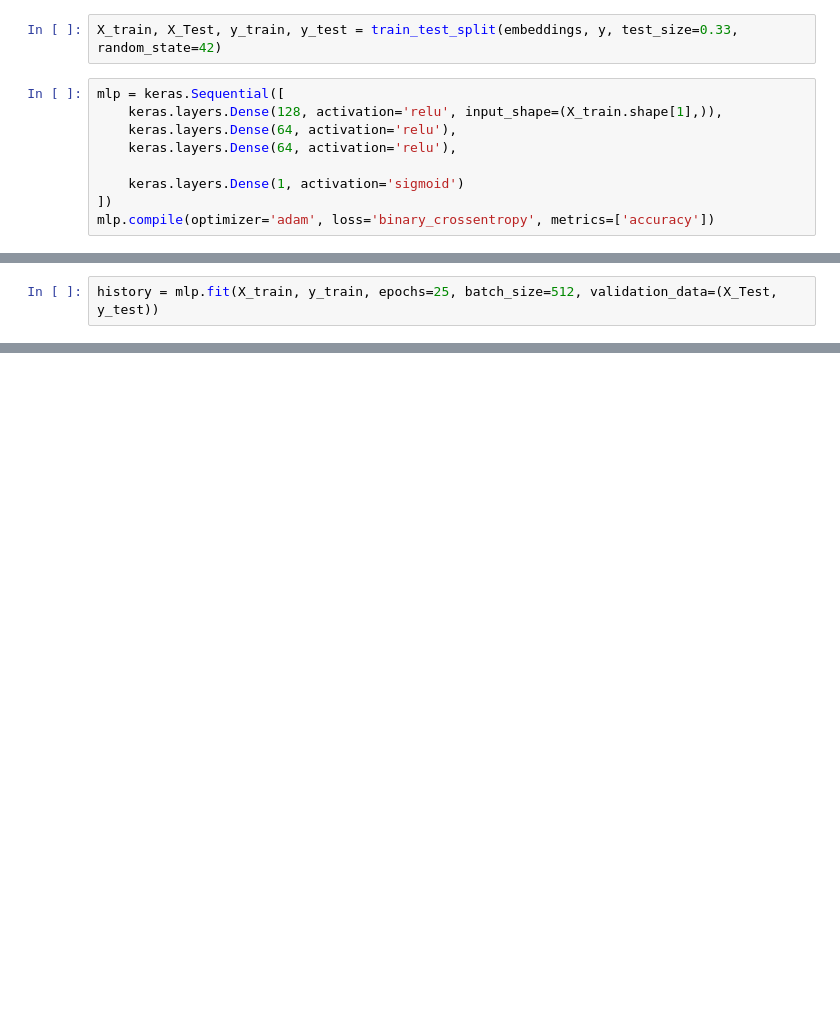
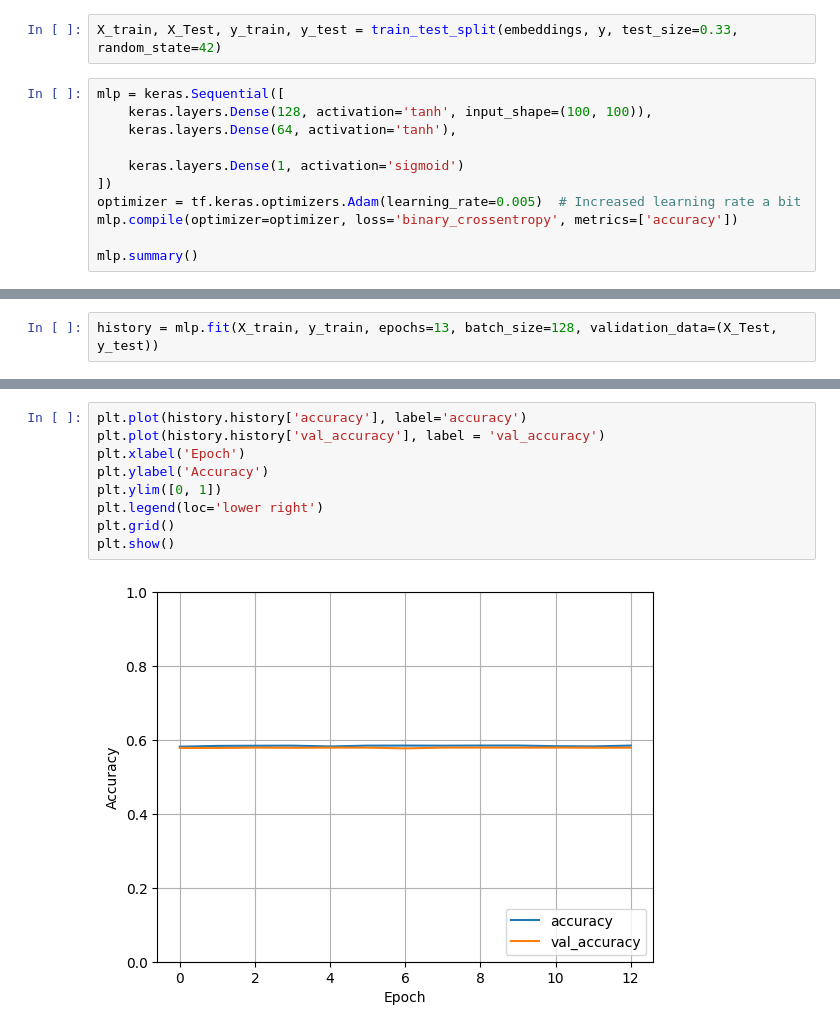
Before and after one commit to Khurdhula-Harshavardhan/Sarcasm, a Jupyter notebook: headlines experiments/nueral_network.ipynb, the cells around one changed output, grey strips where cells are left out. Drawn from its saved outputs; the diff is of its cells as text; blank space fills up the shorter version.

```diff
--- a/headlines experiments/nueral_network.ipynb
+++ b/headlines experiments/nueral_network.ipynb
@@ -298,10 +298,12 @@ embeddings = Normalizer().get_embeddings(pd.read_json("../dataset/Sarcasm_Headli
 X_train, X_Test, y_train, y_test = train_test_split(embeddings, y, test_size=0.33, random_state=42)
 # %%
 mlp = keras.Sequential([
-    keras.layers.Dense(128, activation='relu', input_shape=(X_train.shape[1],)),
-    keras.layers.Dense(64, activation='relu'),
-    keras.layers.Dense(64, activation='relu'),
+    keras.layers.Dense(128, activation='tanh', input_shape=(100, 100)),
+    keras.layers.Dense(64, activation='tanh'),
 
     keras.layers.Dense(1, activation='sigmoid')
 ])
-mlp.compile(optimizer='adam', loss='binary_crossentropy', metrics=['accuracy'])
+optimizer = tf.keras.optimizers.Adam(learning_rate=0.005)  # Increased learning rate a bit
+mlp.compile(optimizer=optimizer, loss='binary_crossentropy', metrics=['accuracy'])
+
+mlp.summary()
@@ -308,3 +326,3 @@ mlp.compile(optimizer='adam', loss='binary_crossentropy', metrics=['accuracy'])
 # %%
-history = mlp.fit(X_train, y_train, epochs=25, batch_size=512, validation_data=(X_Test, y_test))
+history = mlp.fit(X_train, y_train, epochs=13, batch_size=128, validation_data=(X_Test, y_test))
 # %% [output]
@@ -327,0 +346,11 @@ Epoch 25/25
+# %%
+plt.plot(history.history['accuracy'], label='accuracy')
+plt.plot(history.history['val_accuracy'], label = 'val_accuracy')
+plt.xlabel('Epoch')
+plt.ylabel('Accuracy')
+plt.ylim([0, 1])
+plt.legend(loc='lower right')
+plt.grid()
+plt.show()
+# %% [output]
+[figure, added]
```
Also changed, not shown: parts of 12 cells of this notebook, 2 other files.
